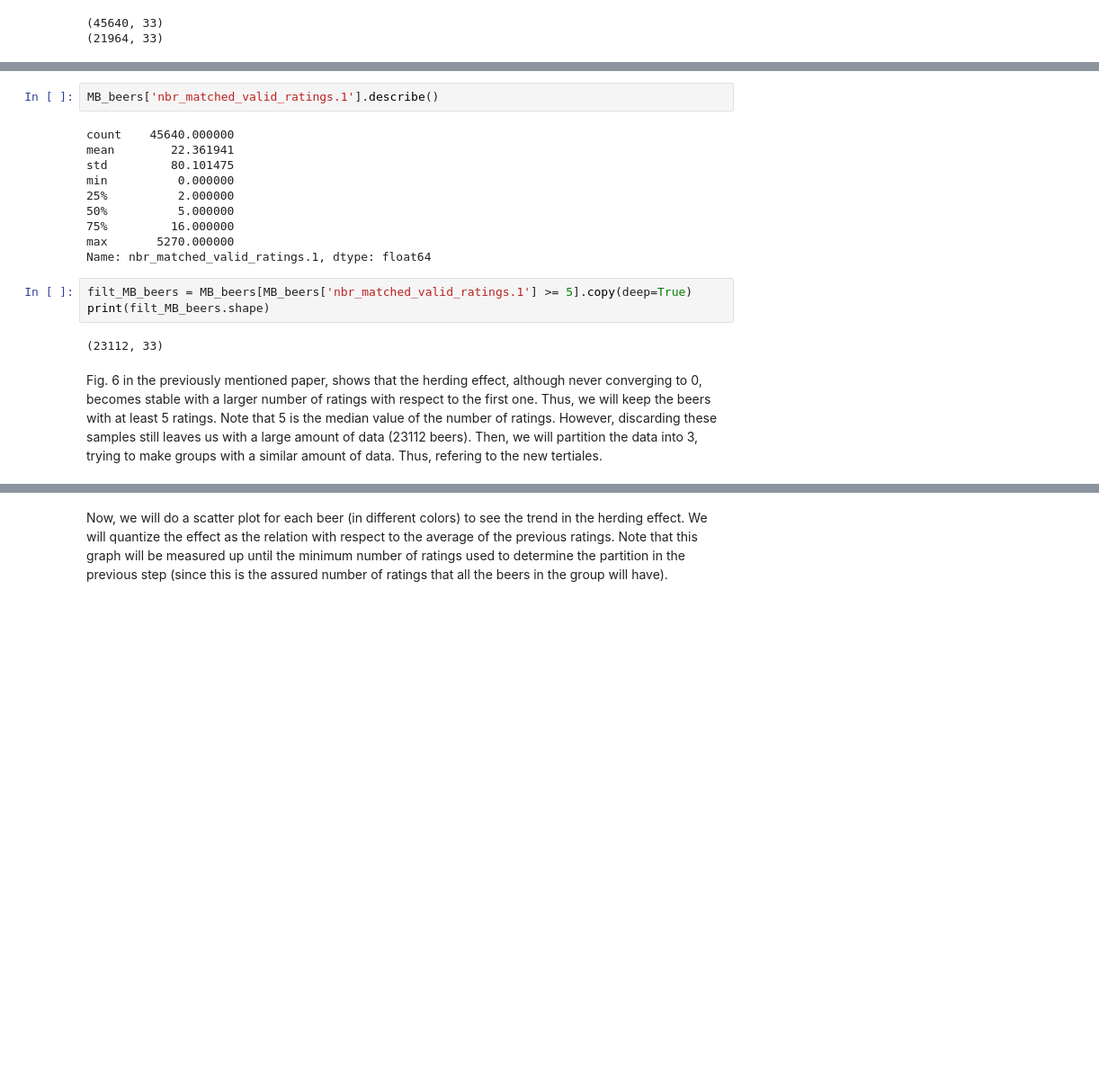
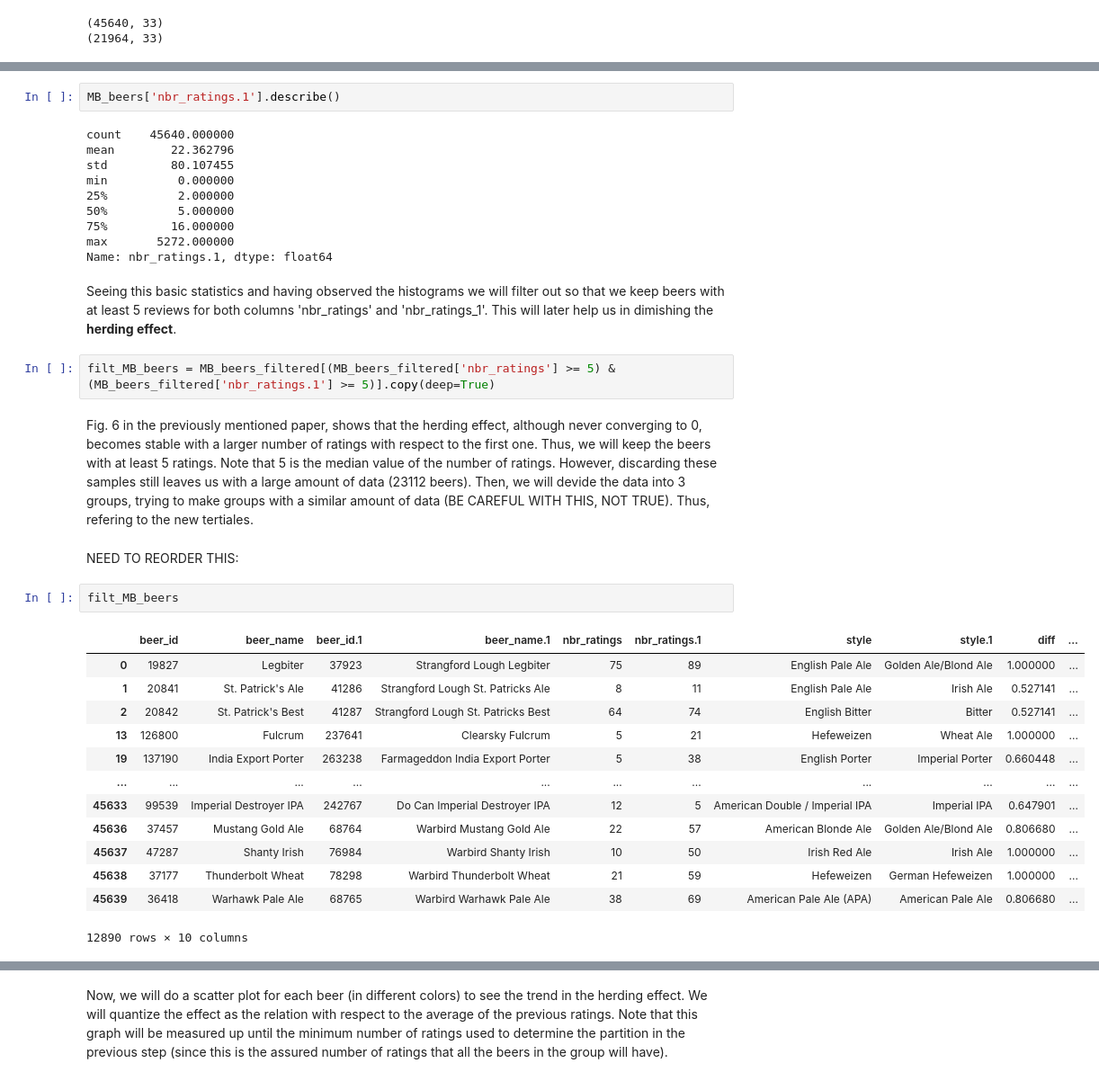
Before and after one commit to epfl-ada/ada-2023-project-adacadabra2023, a Jupyter notebook: Project_v2.ipynb, the cells around one changed output, grey strips where cells are left out. Shown at 90% size. Drawn from its saved outputs; the diff is of its cells as text; blank space fills up the shorter version.

```diff
--- a/Project_v2.ipynb
+++ b/Project_v2.ipynb
@@ -118,20 +174,37 @@ MB_beers['nbr_matched_valid_ratings.1'].sort_values().plot(kind='hist', range =
 # %%
-MB_beers['nbr_matched_valid_ratings.1'].describe()
+MB_beers['nbr_ratings.1'].describe()
 # %% [output]
 count    45640.000000
-mean        22.361941
-std         80.101475
+mean        22.362796
+std         80.107455
 min          0.000000
 25%          2.000000
 50%          5.000000
 75%         16.000000
-max       5270.000000
-Name: nbr_matched_valid_ratings.1, dtype: float64
+max       5272.000000
+Name: nbr_ratings.1, dtype: float64
+# %% [markdown]
+Seeing this basic statistics and having observed the histograms we will filter out so that we keep beers with at least 5 reviews for both columns 'nbr_ratings' and 'nbr_ratings_1'. This will later help us in dimishing the **herding effect**.
 # %%
-filt_MB_beers = MB_beers[MB_beers['nbr_matched_valid_ratings.1'] >= 5].copy(deep=True)
-print(filt_MB_beers.shape)
+filt_MB_beers = MB_beers_filtered[(MB_beers_filtered['nbr_ratings'] >= 5) & (MB_beers_filtered['nbr_ratings.1'] >= 5)].copy(deep=True)
-# %% [output]
-(23112, 33)
 # %% [markdown]
 Fig. 6 in the previously mentioned paper, shows that the herding effect, although never converging to 0, becomes stable with a larger number of ratings with respect to the first one. Thus, we will keep the beers with at least 5 ratings. Note that 5 is the median value of the number of ratings. However, discarding these samples still leaves us with a large amount of data (23112 beers).
-Then, we will partition the data into 3, trying to make groups with a similar amount of data. Thus, refering to the new tertiales.
+Then, we will devide the data into 3 groups, trying to make groups with a similar amount of data (BE CAREFUL WITH THIS, NOT TRUE). Thus, refering to the new tertiales.
+# %% [markdown]
+NEED TO REORDER THIS:
+# %%
+filt_MB_beers
+# %% [output]
+|  | beer_id | beer_name | beer_id.1 | beer_name.1 | nbr_ratings | nbr_ratings.1 | style | style.1 | diff | ... |
+| 0 | 19827 | Legbiter | 37923 | Strangford Lough Legbiter | 75 | 89 | English Pale Ale | Golden Ale/Blond Ale | 1.000000 | ... |
+| 1 | 20841 | St. Patrick's Ale | 41286 | Strangford Lough St. Patricks Ale | 8 | 11 | English Pale Ale | Irish Ale | 0.527141 | ... |
+| 2 | 20842 | St. Patrick's Best | 41287 | Strangford Lough St. Patricks Best | 64 | 74 | English Bitter | Bitter | 0.527141 | ... |
+| 13 | 126800 | Fulcrum | 237641 | Clearsky Fulcrum | 5 | 21 | Hefeweizen | Wheat Ale | 1.000000 | ... |
+| 19 | 137190 | India Export Porter | 263238 | Farmageddon India Export Porter | 5 | 38 | English Porter | Imperial Porter | 0.660448 | ... |
+| ... | ... | ... | ... | ... | ... | ... | ... | ... | ... | ... |
+| 45633 | 99539 | Imperial Destroyer IPA | 242767 | Do Can Imperial Destroyer IPA | 12 | 5 | American Double / Imperial IPA | Imperial IPA | 0.647901 | ... |
+| 45636 | 37457 | Mustang Gold Ale | 68764 | Warbird Mustang Gold Ale | 22 | 57 | American Blonde Ale | Golden Ale/Blond Ale | 0.806680 | ... |
+| 45637 | 47287 | Shanty Irish | 76984 | Warbird Shanty Irish | 10 | 50 | Irish Red Ale | Irish Ale | 1.000000 | ... |
+| 45638 | 37177 | Thunderbolt Wheat | 78298 | Warbird Thunderbolt Wheat | 21 | 59 | Hefeweizen | German Hefeweizen | 1.000000 | ... |
+| 45639 | 36418 | Warhawk Pale Ale | 68765 | Warbird Warhawk Pale Ale | 38 | 69 | American Pale Ale (APA) | American Pale Ale | 0.806680 | ... |
+12890 rows × 10 columns
```
Also changed, not shown: parts of 31 cells of this notebook, 1 other file.
